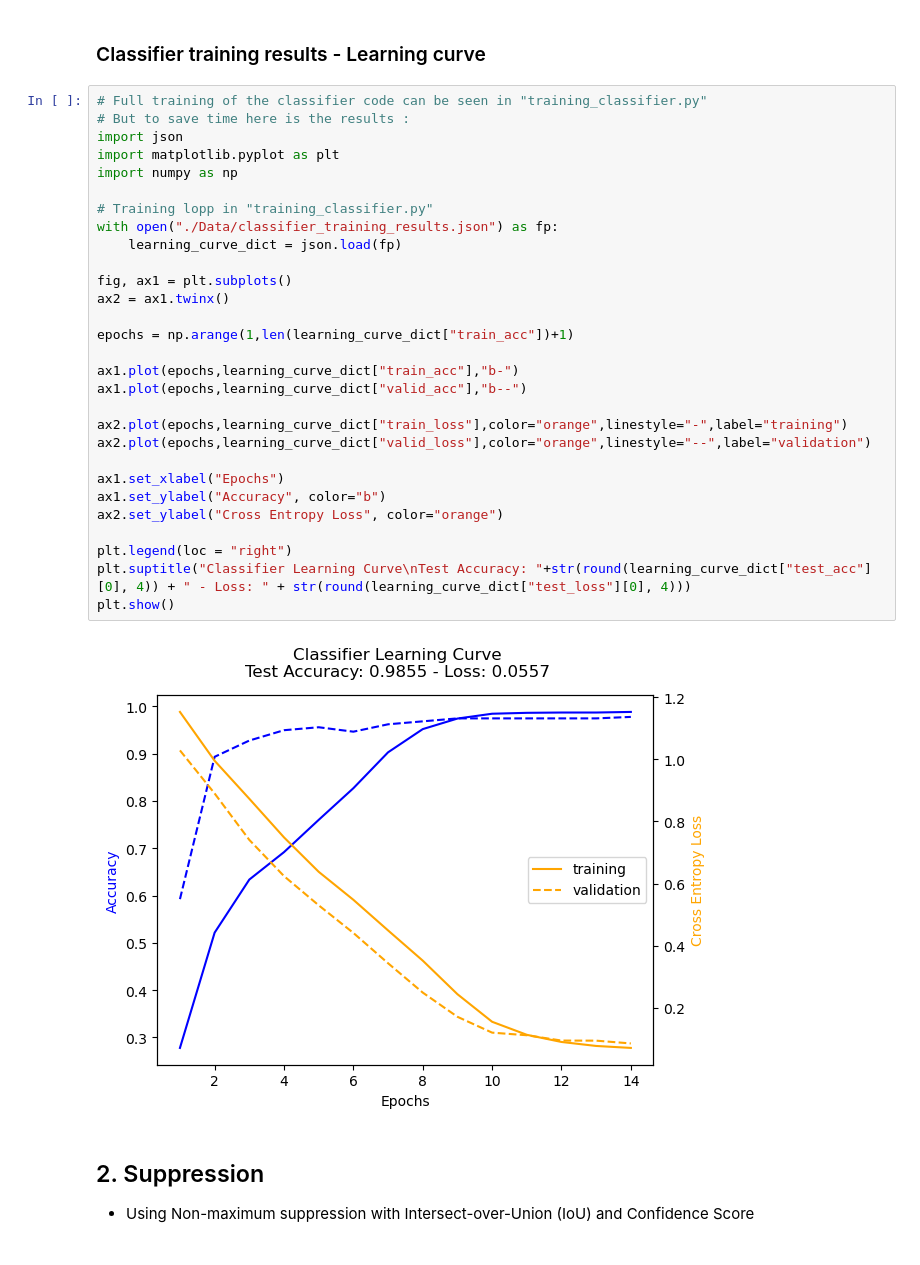
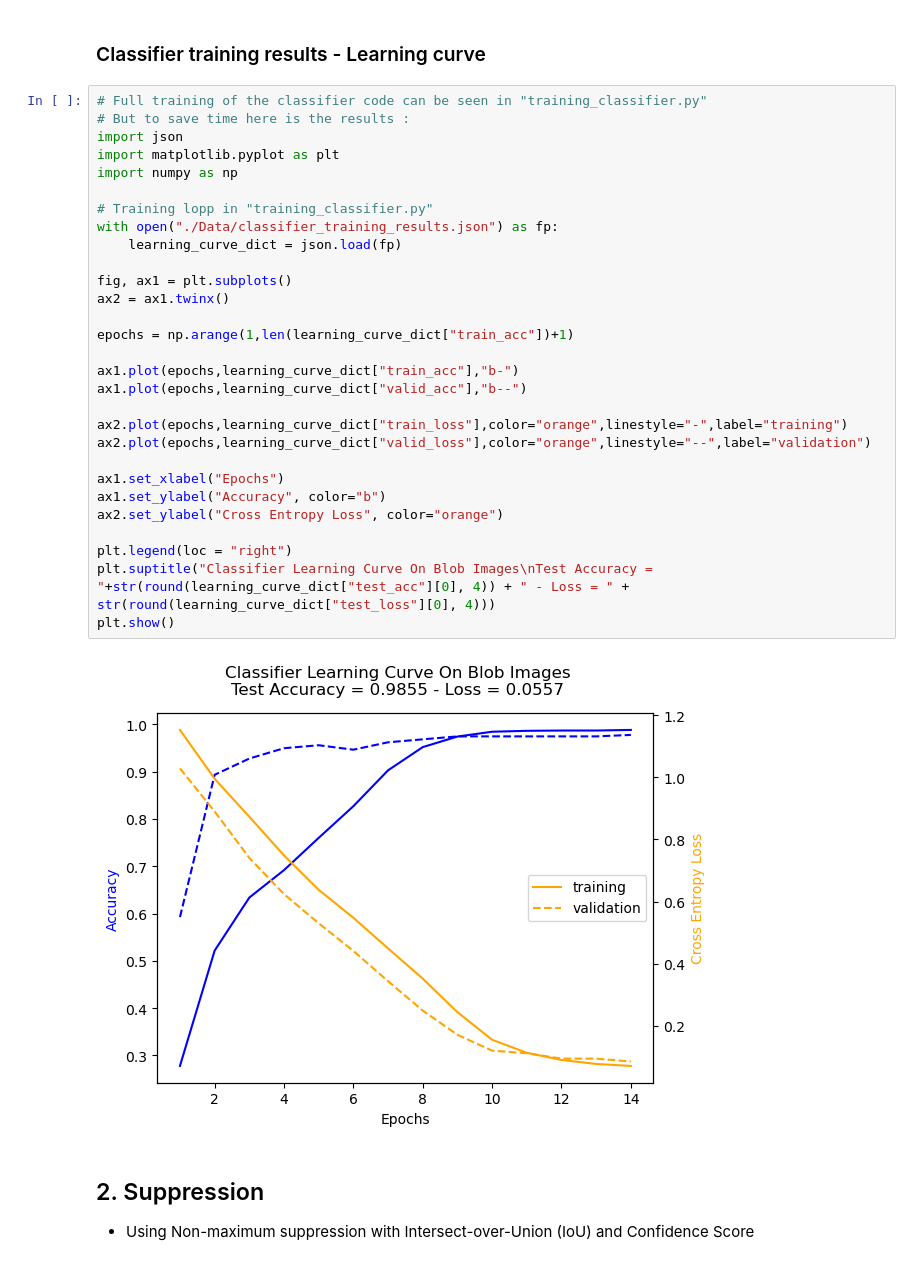
Before and after one commit to jonasmark97/DeepLearning_Final_Project, a Jupyter notebook: main.ipynb, the cells around one changed output. Drawn from its saved outputs; the diff is of its cells as text.

```diff
--- a/main.ipynb
+++ b/main.ipynb
@@ -127,34 +148,34 @@ plt.show()
 # %%
 # Full training of the classifier code can be seen in "training_classifier.py"
 # But to save time here is the results :
 import json
 import matplotlib.pyplot as plt
 import numpy as np
 
 # Training lopp in "training_classifier.py"
 with open("./Data/classifier_training_results.json") as fp:
     learning_curve_dict = json.load(fp)
 
 fig, ax1 = plt.subplots()
 ax2 = ax1.twinx()
 
 epochs = np.arange(1,len(learning_curve_dict["train_acc"])+1)
 
 ax1.plot(epochs,learning_curve_dict["train_acc"],"b-")
 ax1.plot(epochs,learning_curve_dict["valid_acc"],"b--")
 
 ax2.plot(epochs,learning_curve_dict["train_loss"],color="orange",linestyle="-",label="training")
 ax2.plot(epochs,learning_curve_dict["valid_loss"],color="orange",linestyle="--",label="validation")
 
 ax1.set_xlabel("Epochs")
 ax1.set_ylabel("Accuracy", color="b")
 ax2.set_ylabel("Cross Entropy Loss", color="orange")
 
 plt.legend(loc = "right")
-plt.suptitle("Classifier Learning Curve\nTest Accuracy: "+str(round(learning_curve_dict["test_acc"][0], 4)) + " - Loss: " + str(round(learning_curve_dict["test_loss"][0], 4)))
+plt.suptitle("Classifier Learning Curve On Blob Images\nTest Accuracy = "+str(round(learning_curve_dict["test_acc"][0], 4)) + " - Loss = " + str(round(learning_curve_dict["test_loss"][0], 4)))
 plt.show()
 # %% [output]
-[figure, old version]
+[figure, new version]
 # %% [markdown]
 ## 2. Suppression
 - Using Non-maximum suppression with Intersect-over-Union (IoU) and Confidence Score
```
Also changed, not shown: parts of 4 cells of this notebook, 1 other file.
